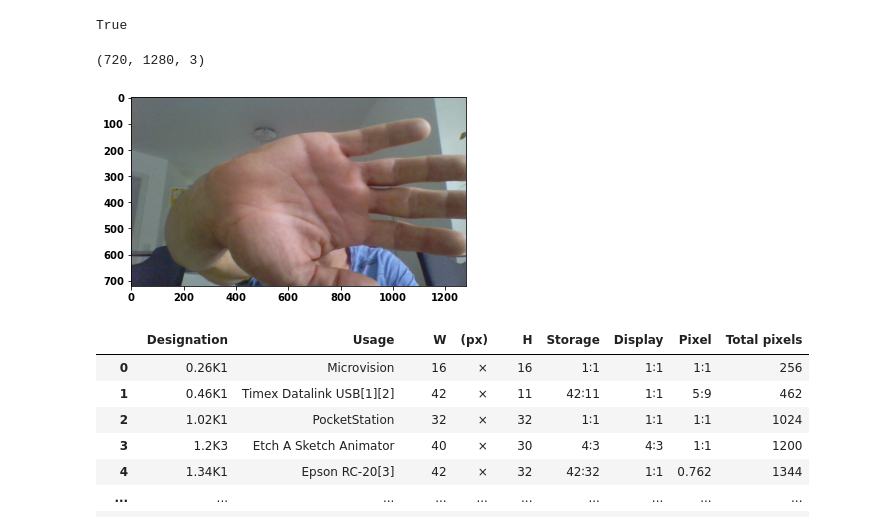
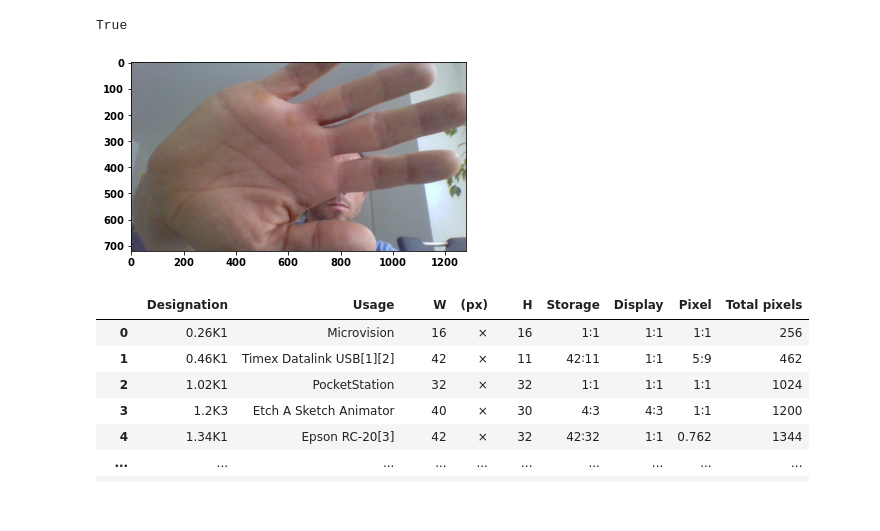
Before and after one commit to munich-ml/gas_meter_OCR, a Jupyter notebook: opencv_basic/opencv_camera_resolution.ipynb, the cells around one changed output. Drawn from its saved outputs; the diff is of its cells as text; code cells hidden in the pictures.

```diff
--- a/opencv_basic/opencv_camera_resolution.ipynb
+++ b/opencv_basic/opencv_camera_resolution.ipynb
@@ -17,13 +18,14 @@ cap.set(cv.CAP_PROP_FRAME_HEIGHT, 1080)
 # %% [output]
 True
 # %%
-_, img_bgr = cap.read()
-img_rgb = cv.cvtColor(img_bgr, cv.COLOR_BGR2RGB)
-plt.imshow(img_rgb)
-img_bgr.shape
+
+success, img_bgr = cap.read()
+if success:
+    img_rgb = cv.cvtColor(img_bgr, cv.COLOR_BGR2RGB)
+    plt.imshow(img_rgb)
+    img_bgr.shape
 # %% [output]
-(720, 1280, 3)
-[figure, old version]
+[figure, new version]
 # %%
 url = "https://en.wikipedia.org/wiki/List_of_common_resolutions"
 table = pd.read_html(url)[0]
```
Also changed, not shown: parts of 1 cell of this notebook, 3 other files.
